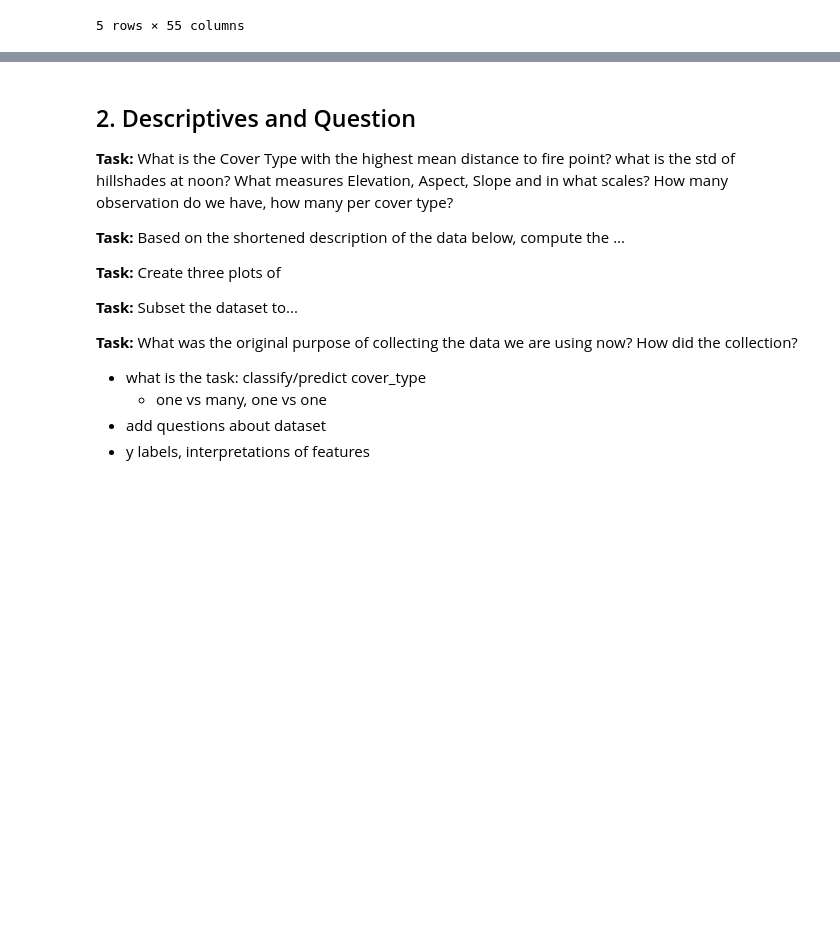
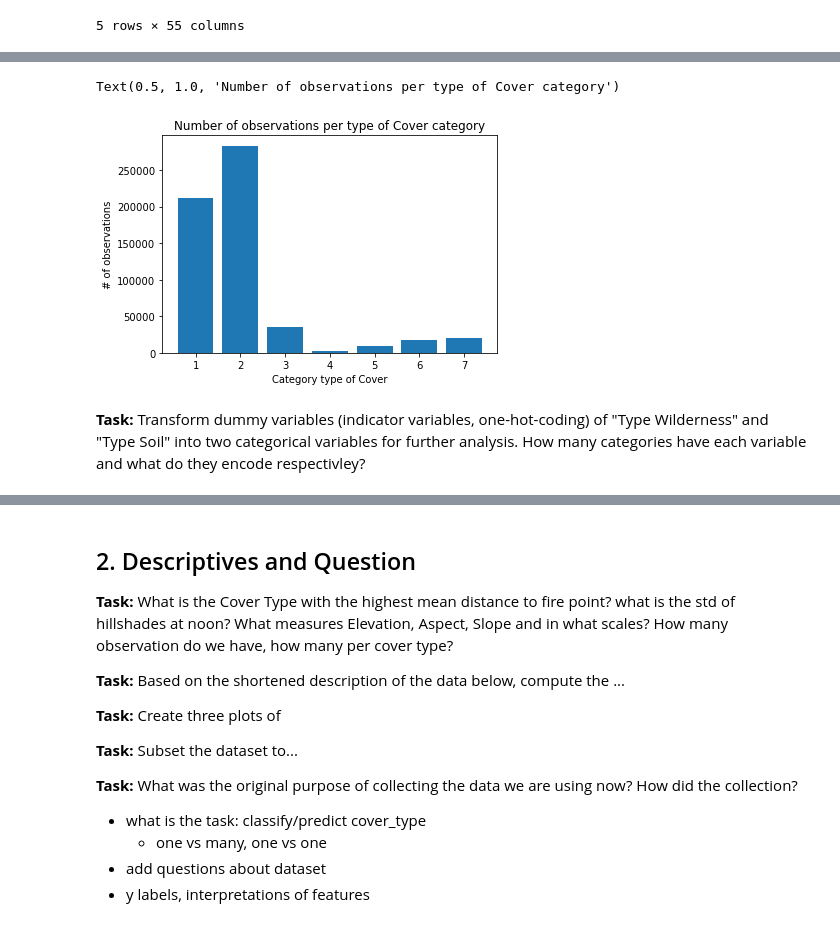
Before and after one commit to CorrelAid/correlaid-machine-learning-spring-school, a Jupyter notebook: notebooks/CorrelAid_ML_winterschool_05.ipynb, the cells around one changed output, grey strips where cells are left out. Drawn from its saved outputs; the diff is of its cells as text; code cells hidden in the pictures; blank space fills up the shorter version.

Commit message:
LabelEncoder, obs per category
very unbalanced dataset!

```diff
--- a/notebooks/CorrelAid_ML_winterschool_05.ipynb
+++ b/notebooks/CorrelAid_ML_winterschool_05.ipynb
@@ -37 +71,15 @@ forest_data.head()
+# %%
+# bar plot of observations per category cover_type
+x = list(range(1,8))
+y = forest_data.groupby('Cover_Type').count().iloc[:,0]
+
+plt.bar(x, y)
+plt.xlabel('Category type of Cover')
+plt.ylabel('# of observations')
+plt.title('Number of observations per type of Cover category')
+# %% [output]
+Text(0.5, 1.0, 'Number of observations per type of Cover category')
+[figure, added]
+# %% [markdown]
+**Task:** Transform dummy variables (indicator variables, one-hot-coding) of "Type Wilderness" and "Type Soil" into two categorical variables for further analysis. How many categories have each variable and what do they encode respectivley?
 # %%
```
Also changed, not shown: parts of 11 cells of this notebook.
